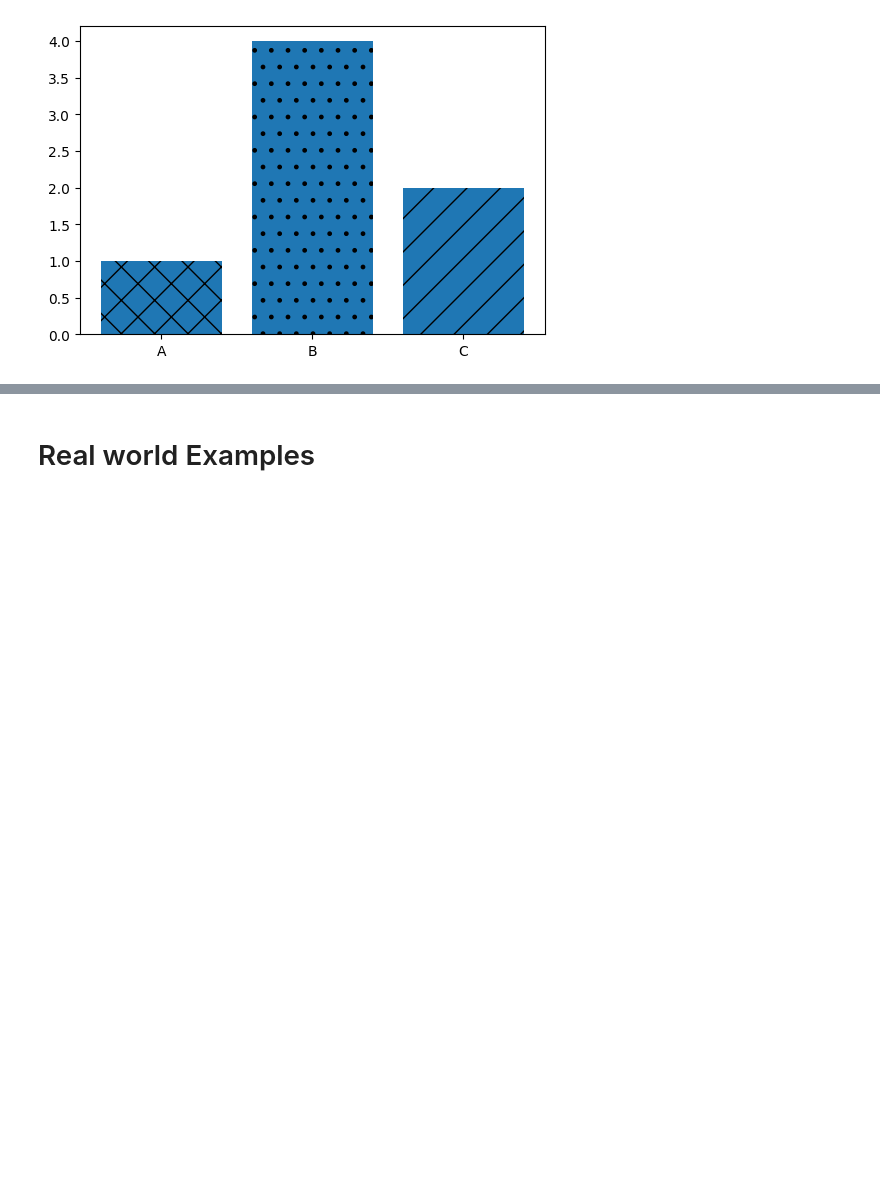
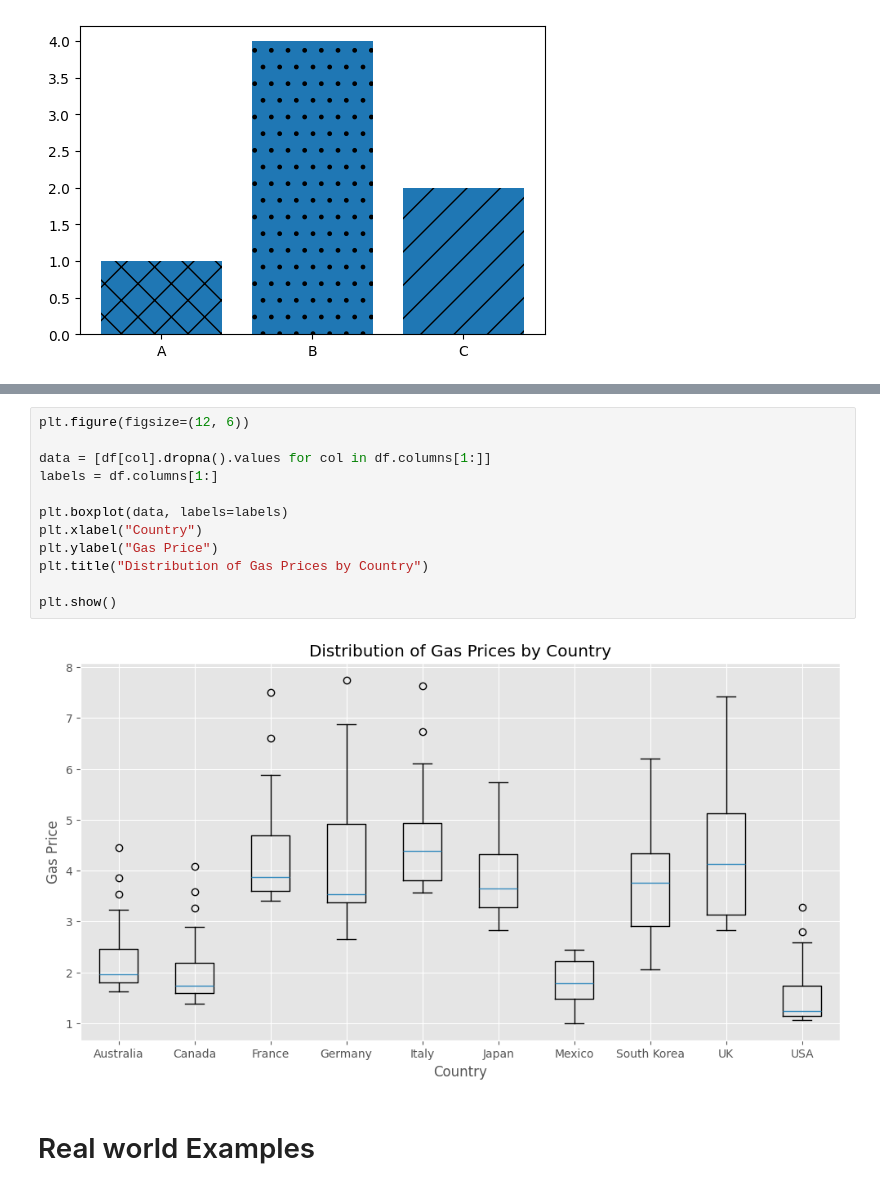
Before and after one commit to samrachana392/Python-Learning, a Jupyter notebook: Matplotlib/learning_mathplotlib.ipynb, the cells around one changed output, grey strips where cells are left out. Cells and saved outputs as stored; diff of their text form; blank space fills up the shorter version.

```diff
--- a/Matplotlib/learning_mathplotlib.ipynb
+++ b/Matplotlib/learning_mathplotlib.ipynb
@@ -398,3 +428,17 @@ plt.show()
+# %%
+plt.figure(figsize=(12, 6))
+
+data = [df[col].dropna().values for col in df.columns[1:]]
+labels = df.columns[1:]
+
+plt.boxplot(data, labels=labels)
+plt.xlabel("Country")
+plt.ylabel("Gas Price")
+plt.title("Distribution of Gas Prices by Country")
+
+plt.show()
+# %% [output]
+[figure, added]
 # %% [markdown]
 # Real world Examples
 # %%
```
Also changed, not shown: parts of 4 cells of this notebook.
